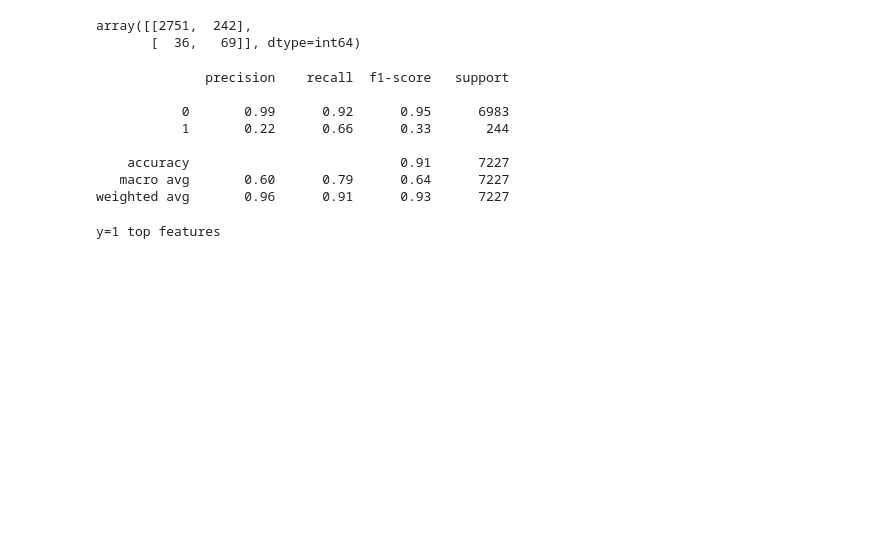
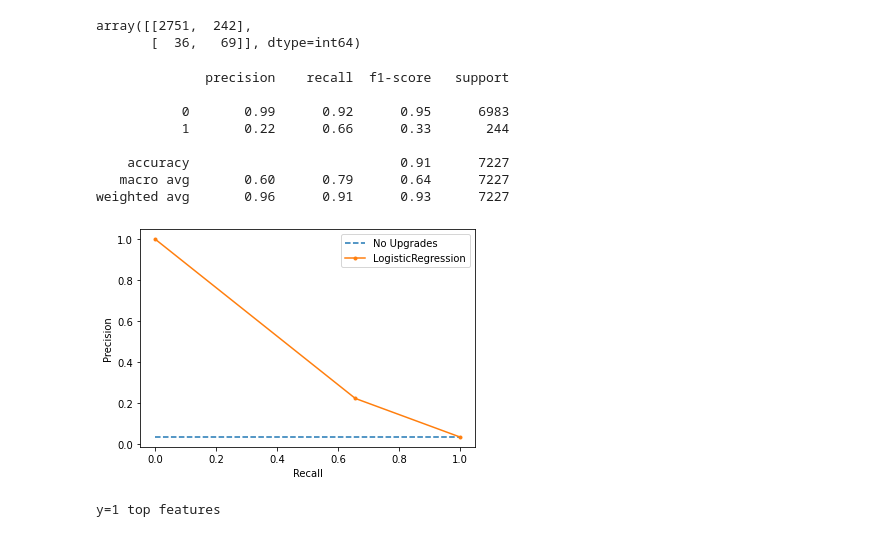
Before and after one commit to Alok2412/Propensity-Model, a Jupyter notebook: Propensity_model.ipynb, the cells around one changed output. Saved outputs shown, nothing was run; the diff lists cells and outputs as text; code cells hidden in the pictures; blank space fills up the shorter version.

```diff
--- a/Propensity_model.ipynb
+++ b/Propensity_model.ipynb
@@ -379,6 +379,22 @@ print(classification_report(y_train,y_pred_train))
     accuracy                           0.91      7227
    macro avg       0.60      0.79      0.64      7227
 weighted avg       0.96      0.91      0.93      7227
+# %%
+from matplotlib import pyplot
+non_defaults = len(y_train[y_train==1]) / len(y_train)
+# plot the no skill precision-recall curve
+pyplot.plot([0, 1], [non_defaults, non_defaults], linestyle='--', label='No Upgrades')
+precision, recall, _ = metrics.precision_recall_curve(y_test, y_pred)
+pyplot.plot(recall, precision, marker='.', label='LogisticRegression')
+# axis labels
+pyplot.xlabel('Recall')
+pyplot.ylabel('Precision')
+# show the legend
+pyplot.legend()
+# show the plot
+pyplot.show()
+# %% [output]
+[figure, added]
 # %%
 # confusion_matrix(y_train,y_pred_train)
 # %%
```
